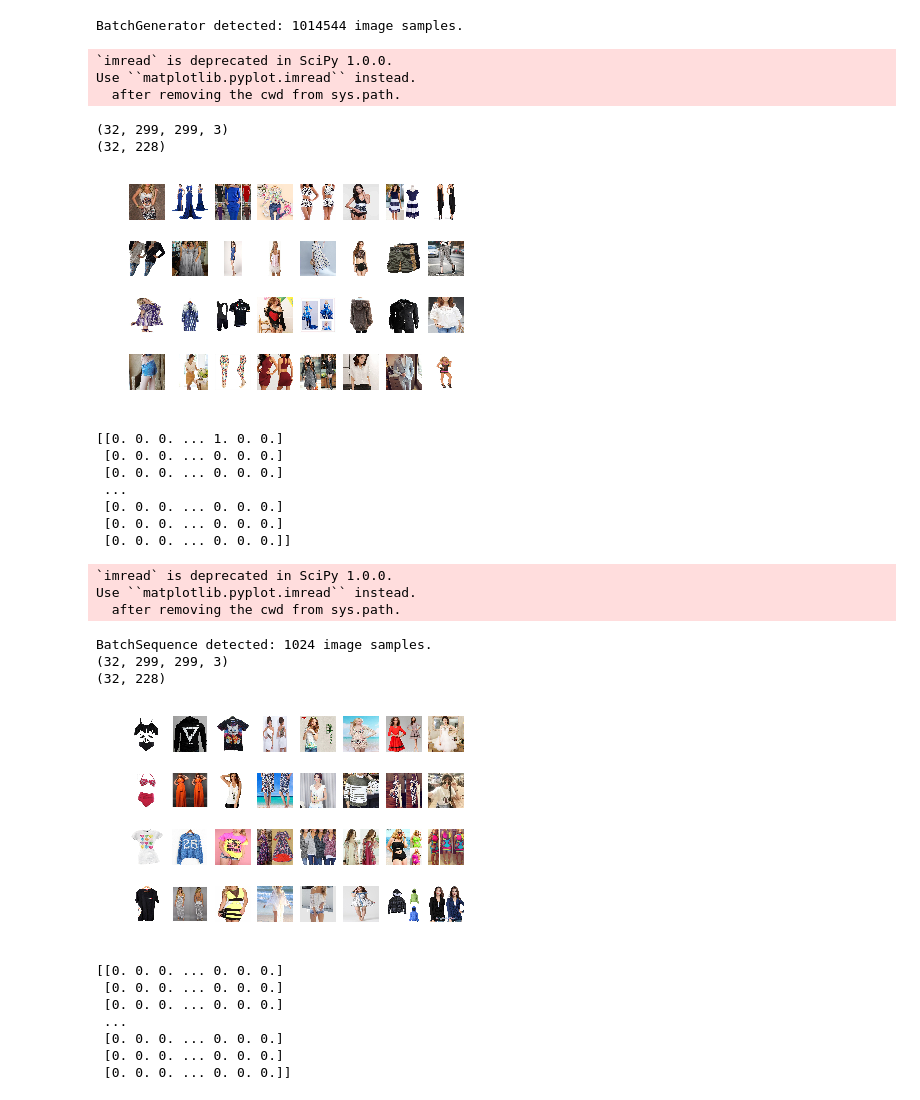
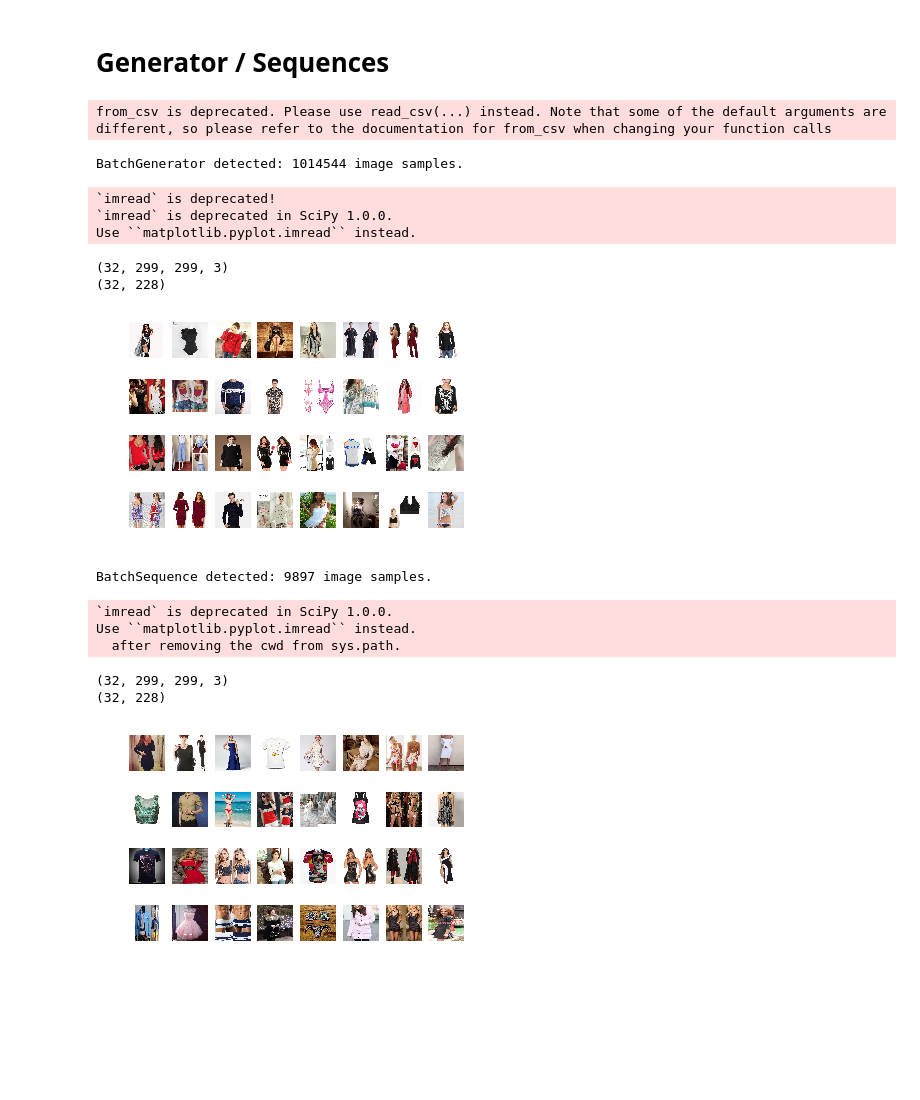
Before and after one commit to alexthe2nd/machinelearninginpractice, a Jupyter notebook: fashion_challenge/datagen.ipynb, the cells around one changed output. Cells and saved outputs as stored; diff of their text form; code cells hidden in the pictures; blank space fills up the shorter version.

```diff
--- a/fashion_challenge/datagen.ipynb
+++ b/fashion_challenge/datagen.ipynb
@@ -70,10 +106,12 @@ def basic_augmentation(image):
     image = aug.augment_images([image])[0] / 255
 
     return image
+# %% [markdown]
+# Generator / Sequences
 # %%
 class BatchGenerator(object):
 
-    def __init__(self, input_dir, csv_path, batch_size, augmentation_fn=None):
+    def __init__(self, input_dir, csv_path, batch_size, augmentation_fn=basic_augmentation):
 
         # Params
         self.input_dir = input_dir  # path to images
@@ -107,7 +145,10 @@ class BatchGenerator(object):
         # Randomly sample from the dataframe
         df_batch = self.df.sample(self.batch_size)
 
-        # We can also sample specific labels: get_samples_containing_label()
+        # Drop sampled images from dataframe ()
+        self.df = self.df.drop(df_batch.index)
+
+        # We might want to sample specific labels later on: get_samples_containing_label() ?
 
         # Iterate over selected images
         images = []
@@ -141,35 +182,25 @@ class BatchGenerator(object):
 
         return batch_x, batch_y
 # %%
-# Testing the generator
-data_dir = "D:/MLiP/data/"
-
+# Test the generator
 training_gen = BatchGenerator(
     input_dir = join(data_dir, "train/"),
     csv_path = join(data_dir, "csv/train_labels.csv"),
     batch_size = 32,
-    augmentation_fn = basic_augmentation
 )
 
 for batch_x, batch_y in training_gen:
     print(batch_x.shape)
     print(batch_y.shape)
     plot_image(batch_x, images_per_row=8)
-    print(batch_y)
     break
 # %% [output]
-BatchGenerator detected: 1014544 image samples.
+from_csv is deprecated. Please use read_csv(...) instead. Note that some of the default arguments are different, so please refer to the documentation for from_csv when changing your function calls
-`imread` is deprecated in SciPy 1.0.0.
-Use ``matplotlib.pyplot.imread`` instead.
-  after removing the cwd from sys.path.
+BatchGenerator detected: 1014544 image samples.
-(32, 299, 299, 3)
-(32, 228)
+`imread` is deprecated!
+`imread` is deprecated in SciPy 1.0.0.
+Use ``matplotlib.pyplot.imread`` instead.
+(32, 299, 299, 3)
+(32, 228)
-[figure, old version]
+[figure, new version]
-[[0. 0. 0. ... 1. 0. 0.]
- [0. 0. 0. ... 0. 0. 0.]
- [0. 0. 0. ... 0. 0. 0.]
- ...
- [0. 0. 0. ... 0. 0. 0.]
- [0. 0. 0. ... 0. 0. 0.]
- [0. 0. 0. ... 0. 0. 0.]]
 # %%
@@ -238,8 +269,6 @@ class BatchSequence(Sequence):
         return batch_x, batch_y
 # %%
 # Test the sequence
-data_dir = "D:/MLiP/data/"
-
 validation_seq = BatchSequence(
     input_dir = join(data_dir, 'validation/'),
     csv_path = join(data_dir, "csv/valid_labels.csv"),
@@ -250,21 +279,13 @@ for batch_x, batch_y in validation_seq:
     print(batch_x.shape)
     print(batch_y.shape)
     plot_image(batch_x, images_per_row=8)
-    print(batch_y)
     break
 # %% [output]
-`imread` is deprecated in SciPy 1.0.0.
-Use ``matplotlib.pyplot.imread`` instead.
-  after removing the cwd from sys.path.
+BatchSequence detected: 9897 image samples.
-BatchSequence detected: 1024 image samples.
-(32, 299, 299, 3)
-(32, 228)
+`imread` is deprecated in SciPy 1.0.0.
+Use ``matplotlib.pyplot.imread`` instead.
+  after removing the cwd from sys.path.
+(32, 299, 299, 3)
+(32, 228)
-[figure, old version]
+[figure, new version]
-[[0. 0. 0. ... 0. 0. 0.]
- [0. 0. 0. ... 0. 0. 0.]
- [0. 0. 0. ... 0. 0. 0.]
- ...
- [0. 0. 0. ... 0. 0. 0.]
- [0. 0. 0. ... 0. 0. 0.]
- [0. 0. 0. ... 0. 0. 0.]]
 # %%
```
Also changed, not shown: parts of 24 cells of this notebook.
